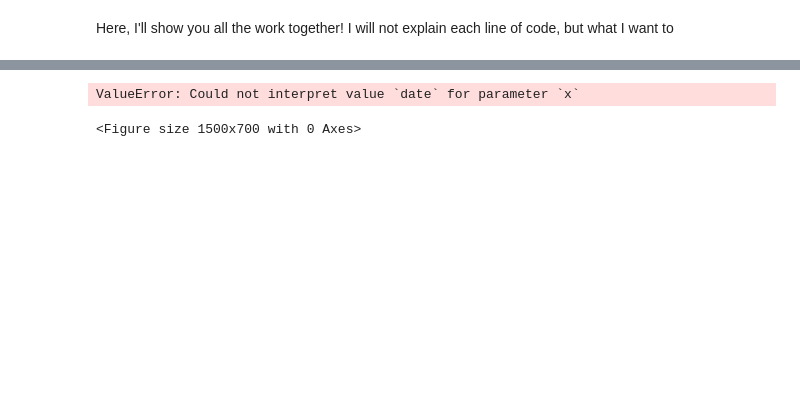
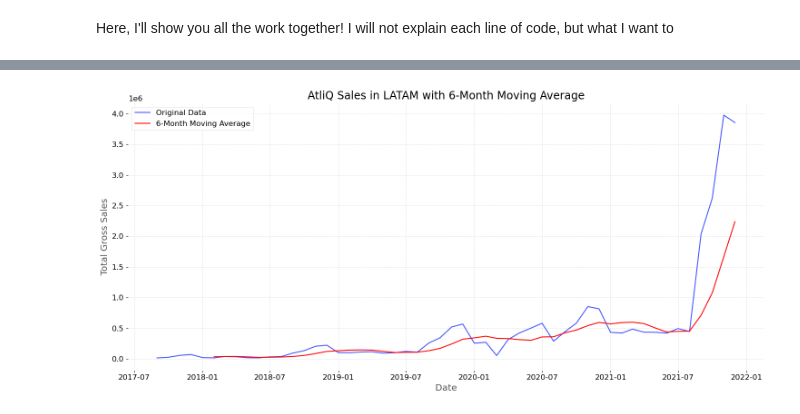
Before and after one commit to Daniboycg/Atliq_Database_Time-Series, a Jupyter notebook: src/notebooks/Summary.ipynb, the cells around one changed output, grey strips where cells are left out. Cells and saved outputs as stored; diff of their text form; code cells hidden in the pictures; blank space fills up the shorter version.

```diff
--- a/src/notebooks/Summary.ipynb
+++ b/src/notebooks/Summary.ipynb
@@ -16,5 +16,5 @@ pd.options.display.float_format='{:,.2f}'.format
 LATAM = pd.read_pickle("../../data/interim/AtliQ_sales_LATAM.pkl")
 # Convert the 'date' column to datetime format
 LATAM['date'] = pd.to_datetime(LATAM['date'])
-LATAM.head()
+plot_sales_with_moving_average(LATAM)
 # %% [output]
@@ -27,5 +21 @@ LATAM.head()
+[figure, added]
-# %%
-plot_moving_average(LATAM, 'date', 'total_gross_sales')
-# %% [output]
-ValueError: Could not interpret value `date` for parameter `x`
-<Figure size 1500x700 with 0 Axes>
```
Also changed, not shown: parts of 5 cells of this notebook, 1 other file.
